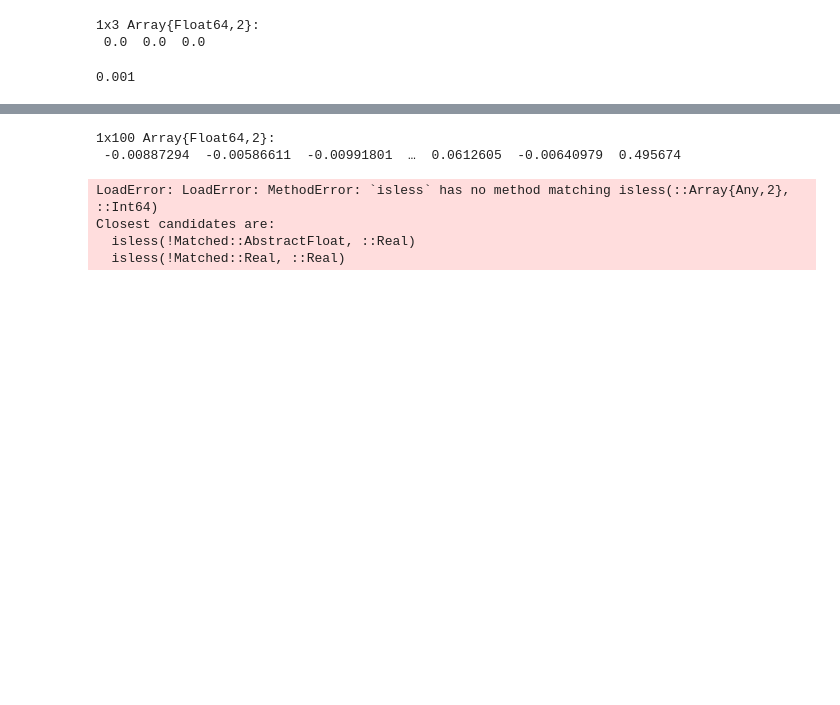
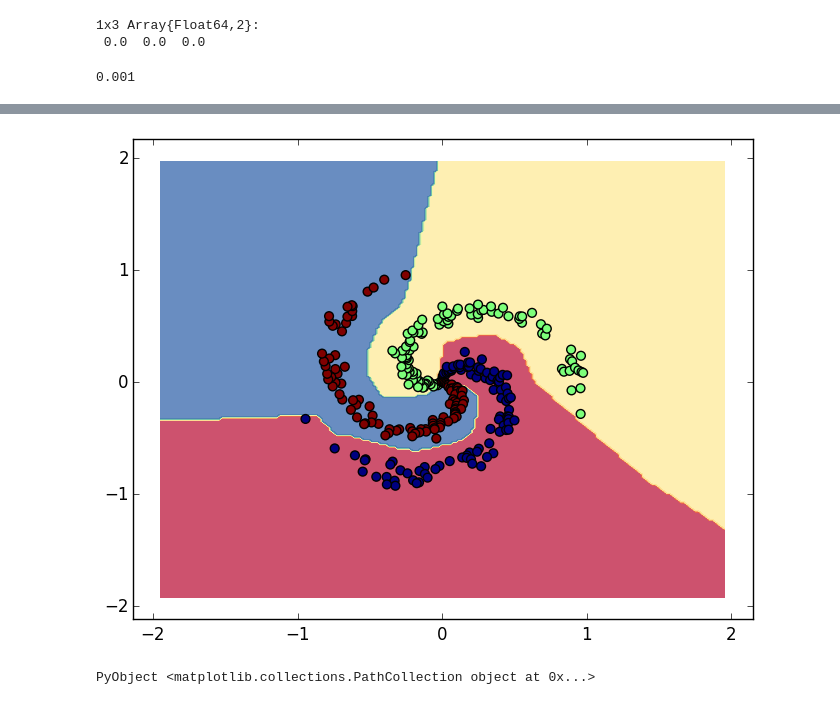
Before and after one commit to lakshgupta/lakshgupta.github.io, a Jupyter notebook: notebooks/Neural Network.ipynb, the cells around one changed output, grey strips where cells are left out. Saved outputs shown, nothing was run; the diff lists cells and outputs as text; code cells hidden in the pictures; blank space fills up the shorter version.

```diff
--- a/notebooks/Neural Network.ipynb
+++ b/notebooks/Neural Network.ipynb
@@ -38,2 +42,6 @@ reg = 1e-3 # regularization strength
+# %%
+function relu(x)
+    return max(0,x);
+end
 # %%
 # gradient descent loop
@@ -116,8 +149,3 @@ training accuracy: 0.3333333333333333
-# %%
-b1
-# %% [output]
-1x100 Array{Float64,2}:
- -0.00887294  -0.00586611  -0.00991801  …  0.0612605  -0.00640979  0.495674
 # %%
 
 # plot the resulting classifier
@@ -138,17 +166,17 @@ end
 grid_x = [i for i in xx, j in yy];
 grid_y = [j for i in xx, j in yy];
 xy = [grid_x[:] grid_y[:]];
-Z = (max(0, xy*W1) .+ b1)*W2 .+ b2
+z0 = xy*W1 .+ b1
+z0[z0 .< 0] = 0
+z = z0*W2 .+ b2
 zz = zeros(size(z,1));
 for i in 1:size(z,1)
     zz[i] = indmax(z[i,:])
 end
 zz = reshape(zz, size(grid_x));
-# %% [output]
-LoadError: LoadError: MethodError: `isless` has no method matching isless(::Array{Any,2}, ::Int64)
-Closest candidates are:
-  isless(!Matched::AbstractFloat, ::Real)
-  isless(!Matched::Real, ::Real)
 # %%
-contourf(xx, yy, Z, cmap=get_cmap("Spectral"), alpha=0.8)
+contourf(grid_x, grid_y, zz, cmap=get_cmap("Spectral"), alpha=0.8)
 scatter(X[:, 1], X[:, 2], c=y, s=40)
+# %% [output]
+[figure, added]
+PyObject <matplotlib.collections.PathCollection object at 0x...>
```
Also changed, not shown: parts of 8 cells of this notebook, 2 other files.
